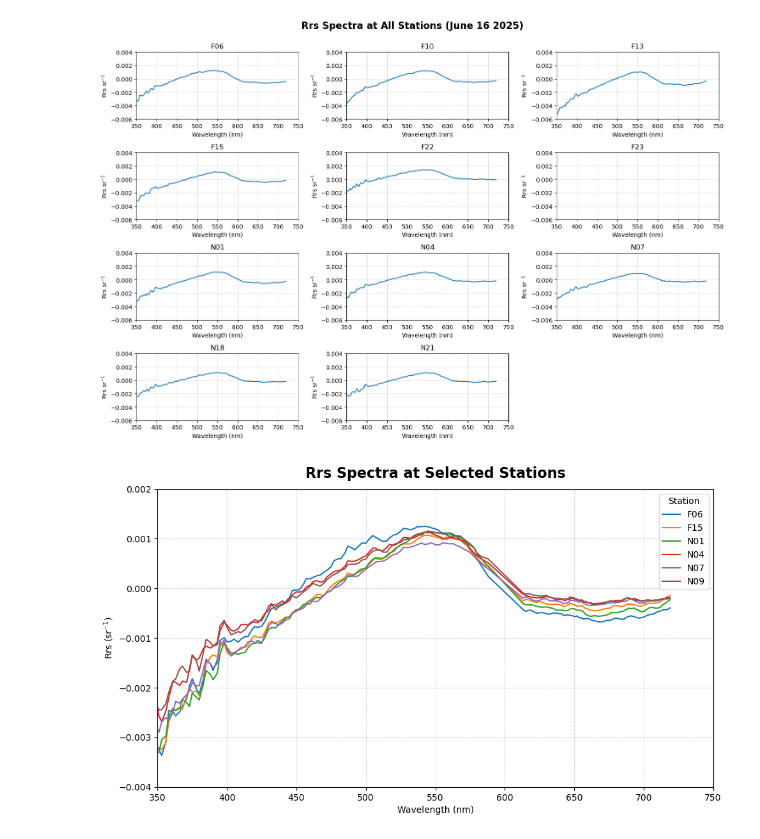
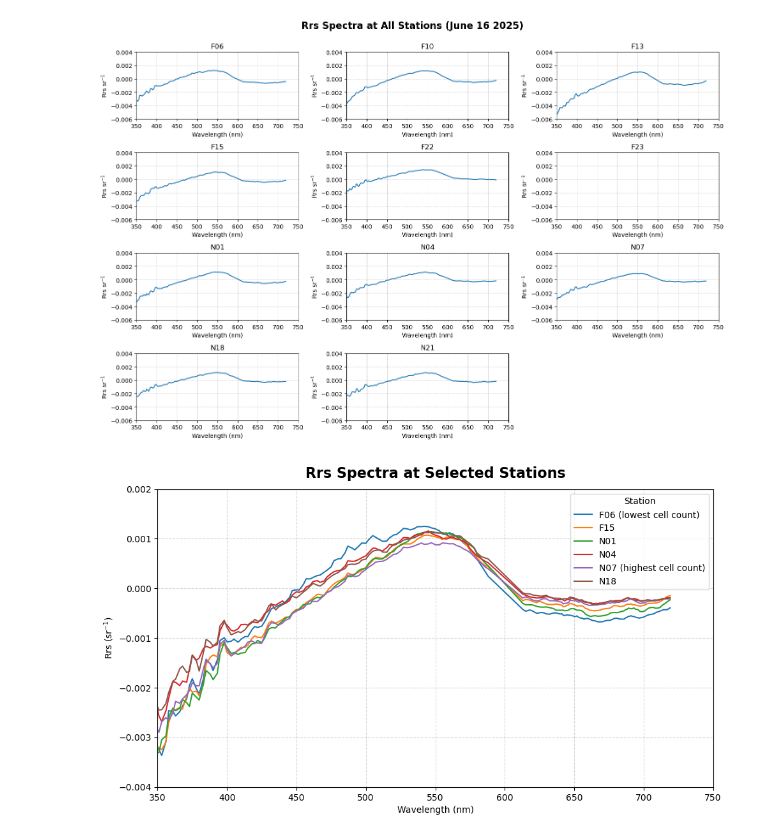
Before and after one commit to fish-pace/2026-proj-phyto-community-structure, a Jupyter notebook: contributor_folders/cassie/Rrs_Mass_Bay.ipynb, the cells around one changed output. Drawn from its saved outputs; the diff is of its cells as text; code cells hidden in the pictures.

```diff
--- a/contributor_folders/cassie/Rrs_Mass_Bay.ipynb
+++ b/contributor_folders/cassie/Rrs_Mass_Bay.ipynb
@@ -221,12 +221,12 @@ plt.show()
 [figure]
 # %%
 points = [
-    ("F06", 42.17067, -70.57667),
+    ("F06 (lowest cell count)", 42.17067, -70.57667),
     ("F15", 42.31550, -70.72767),
     ("N01", 42.41933, -70.86450),
     ("N04", 42.44383, -70.73650),
-    ("N07", 42.35633, -70.70617),
-    ("N09", 42.36583, -70.77767)
+    ("N07 (highest cell count)", 42.35633, -70.70617),
+    ("N18", 42.36583, -70.77767)
 ]
 
 lat_grid = ds["latitude"].values
@@ -236,31 +236,31 @@ lon_grid = ds["longitude"].values
 fig, ax = plt.subplots(figsize=(10,6))
 
 for name, plat, plon in points:
 
     dist = np.sqrt((lat_grid - plat)**2 + (lon_grid - plon)**2)
     y, x = np.unravel_index(dist.argmin(), dist.shape)
 
     spectrum = ds["Rrs"].isel(number_of_lines=y, pixels_per_line=x)
 
     spectrum.plot.line(
         x="wavelength_3d",
         ax=ax,          # plot on our explicitly created axis
         label=name
     )
 
 ax.set_xlabel("Wavelength (nm)")
 ax.set_ylabel("Rrs (sr$^{-1}$)")
 ax.set_title("Rrs Spectra at Selected Stations", fontsize=16, fontweight="bold", y=1.02)
 ax.set_xlim(350, 750)
 ax.set_ylim(-0.004, 0.002)
 ax.grid(True, linestyle="--", alpha=0.5)
 ax.legend(title="Station")
 
 fig.tight_layout(rect=[0,0,1,0.96])  # leave room for suptitle
 
 # Save using the explicit figure variable
 fig.savefig("rrs_spectra_selected_stations_20250616.png", dpi=300, bbox_inches="tight")
 
 plt.show()
 # %% [output]
-[figure, old version]
+[figure, new version]
```
